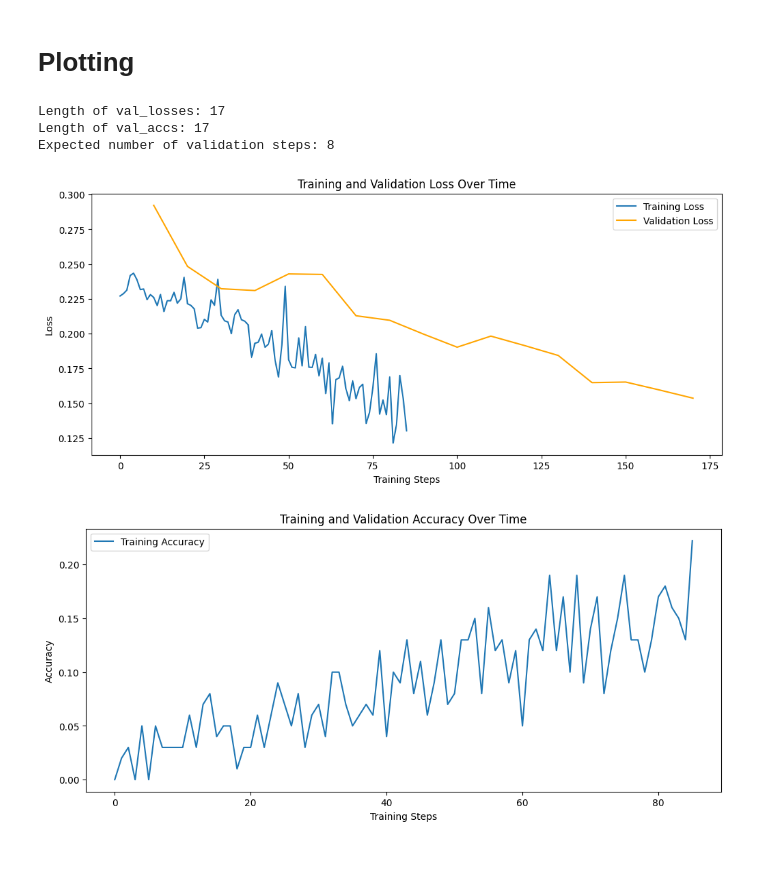
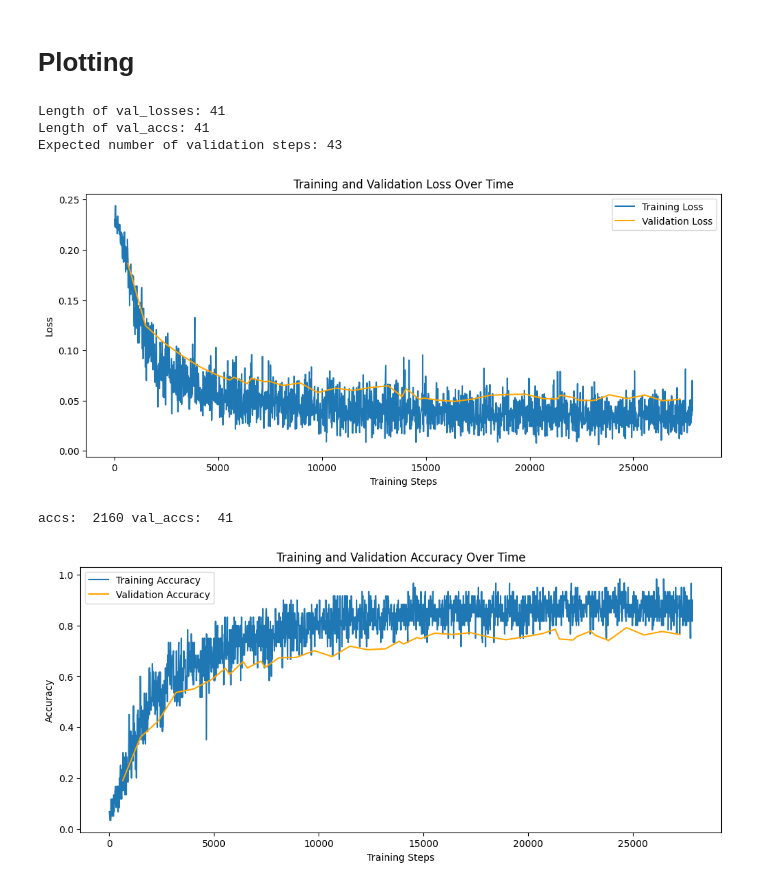
Before and after one commit to brivance/captcha_recognition, a Jupyter notebook: Final_Project474.ipynb, the cells around one changed output. Drawn from its saved outputs; the diff is of its cells as text; code cells hidden in the pictures; blank space fills up the shorter version.

Commit message:
Fix metrix for text captchas

```diff
--- a/Final_Project474.ipynb
+++ b/Final_Project474.ipynb
@@ -646,8 +646,8 @@ test_captchas, test_labels = create_text_captcha_with_labels(dataset, test=True)
 text_captcha_train_dataset = TextCaptchaDataset(text_captchas, text_labels)
 text_captcha_test_dataset = TextCaptchaDataset(np.array(test_captchas), np.array(test_labels), True)
 
-train_dataloader = DataLoader(text_captcha_train_dataset, batch_size=10, shuffle=True)
-test_dataloader = DataLoader(text_captcha_test_dataset, batch_size=10, shuffle=True)
+train_dataloader = DataLoader(text_captcha_train_dataset, batch_size=12, shuffle=True)
+test_dataloader = DataLoader(text_captcha_test_dataset, batch_size=12, shuffle=True)
 # %%
 for data, label in train_dataloader:
     print(data.shape)
@@ -957,55 +830,52 @@ x_values = np.arange(test_steps, epochs * test_steps + 1, step=test_steps)
 x_values = np.arange(17)
 
 # Check if x_values aligns with the length of val_losses and val_accs
-if len(x_values) == len(val_losses):
-    plt.figure(figsize=(12, 5))
+plt.figure(figsize=(12, 5))
 
-    # Plot Training Loss
-    plt.plot(np.arange(len(losses)), losses, label='Training Loss')
+# Plot Training Loss
+batches, loss = zip(*losses)
+plt.plot(batches, loss, label='Training Loss')
 
-    # Plot Validation Loss
-    steps, val_loss = zip(*val_losses)
-    plt.plot(steps, val_loss, label='Validation Loss', color='orange')
+# Plot Validation Loss
+steps, val_loss = zip(*val_losses)
+plt.plot(steps, val_loss, label='Validation Loss', color='orange')
 
-    # Adding labels and title
-    plt.xlabel('Training Steps')
-    plt.ylabel('Loss')
-    plt.title('Training and Validation Loss Over Time')
-    plt.legend()
+# Adding labels and title
+plt.xlabel('Training Steps')
+plt.ylabel('Loss')
+plt.title('Training and Validation Loss Over Time')
+plt.legend()
 
-    plt.show()
-else:
-    print("Error: Mismatch in the length of loss metrics")
+plt.show()
 # %% [output]
-Length of val_losses: 17
-Length of val_accs: 17
-Expected number of validation steps: 8
+Length of val_losses: 41
+Length of val_accs: 41
+Expected number of validation steps: 43
-[figure, old version]
+[figure, new version]
 # %%
 # Check if x_values aligns with the length of val_losses and val_accs
-if len(x_values) == len(val_losses):
-    plt.figure(figsize=(12, 5))
+print("accs: ", len(accs), "val_accs: ", len(val_accs))
+plt.figure(figsize=(12, 5))
 
-    # Plot Training Accuracy
-    plt.plot(np.arange(len(accs)), accs, label='Training Accuracy')
+# Plot Training Accuracy
+batches, loss = zip(*losses)
+plt.plot(batches, accs, label='Training Accuracy')
 
-    # Plot Validation Accuracy
-    # steps, val_loss = zip(*val_losses)
-    # plt.plot(steps, val_accs, label='Validation Accuracy', color='orange')
+# Plot Validation Accuracy
+steps, val_loss = zip(*val_losses)
+plt.plot(steps, val_accs, label='Validation Accuracy', color='orange')
 
 
-    # Adding labels and title
-    plt.xlabel('Training Steps')
-    plt.ylabel('Accuracy')
-    plt.title('Training and Validation Accuracy Over Time')
-    plt.legend()
+# Adding labels and title
+plt.xlabel('Training Steps')
+plt.ylabel('Accuracy')
+plt.title('Training and Validation Accuracy Over Time')
+plt.legend()
 
-    plt.show()
-
-else:
-    print("Error: Mismatch in the length of accuracy metrics")
+plt.show()
 # %% [output]
+accs:  2160 val_accs:  41
-[figure, old version]
+[figure, new version]
 # %%
 for i in range(10):
     c = torch.tensor(text_captchas[i], dtype=torch.float32)
```
Also changed, not shown: parts of 4 cells of this notebook.
